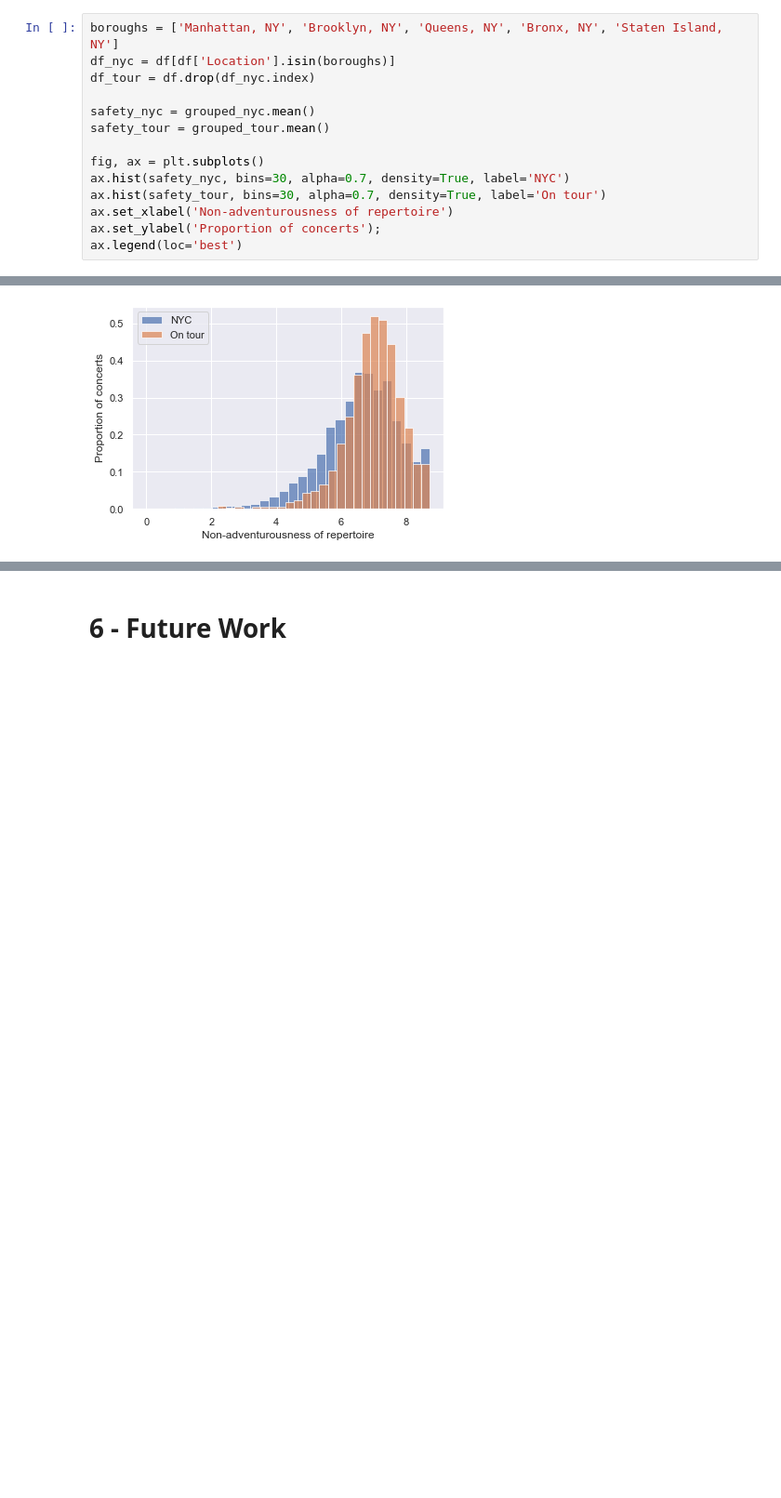
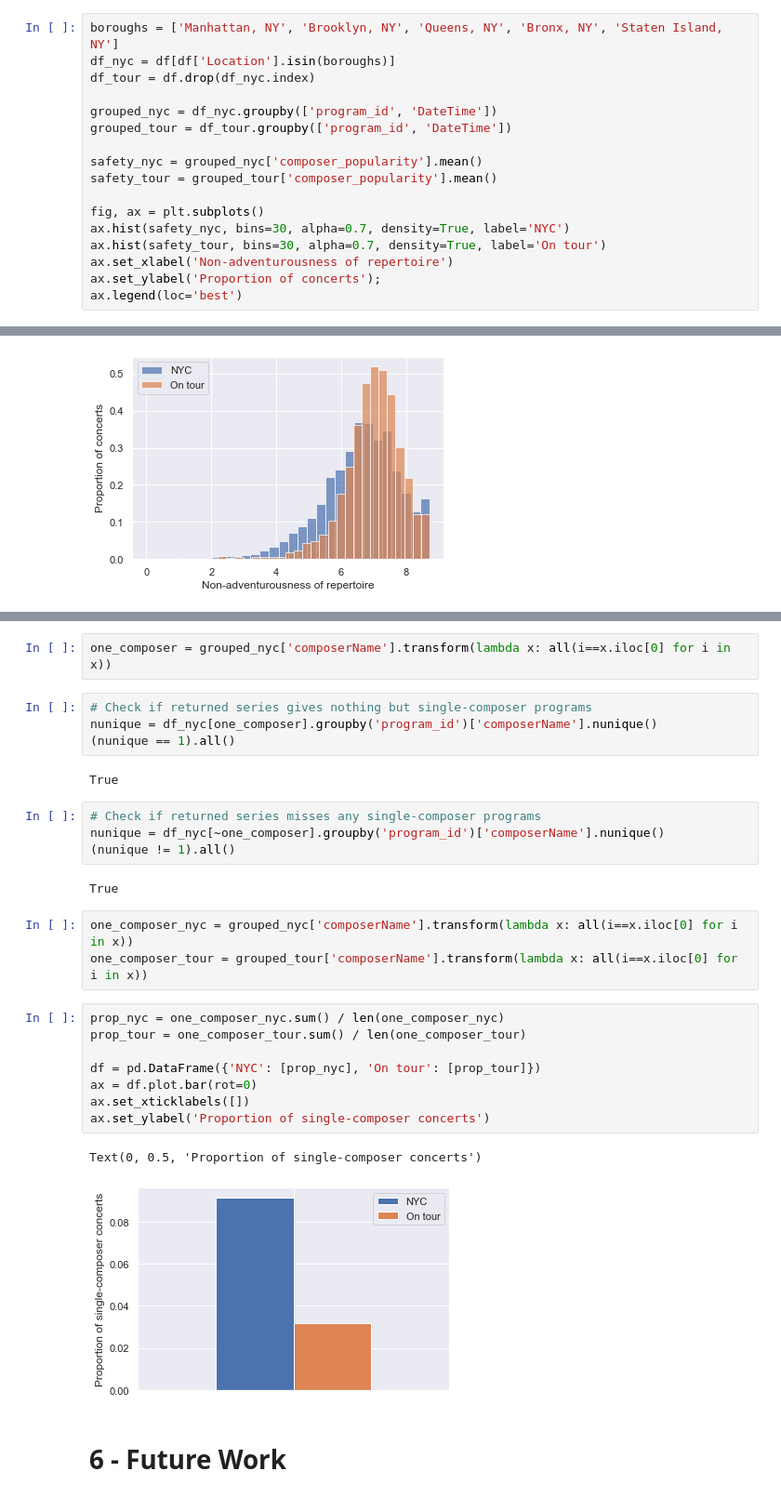
Before and after one commit to physinet/NY-Phil-EDA, a Jupyter notebook: EDA.ipynb, the cells around one changed output, grey strips where cells are left out. Shown at 93% size. Drawn from its saved outputs; the diff is of its cells as text; blank space fills up the shorter version.

Commit message:
Single-composer concerts
Check if more single-composer concerts on tour vs. at home

```diff
--- a/EDA.ipynb
+++ b/EDA.ipynb
@@ -491,8 +491,11 @@ boroughs = ['Manhattan, NY', 'Brooklyn, NY', 'Queens, NY', 'Bronx, NY', 'Staten
 df_nyc = df[df['Location'].isin(boroughs)]
 df_tour = df.drop(df_nyc.index)
 
-safety_nyc = grouped_nyc.mean()
-safety_tour = grouped_tour.mean()
+grouped_nyc = df_nyc.groupby(['program_id', 'DateTime'])
+grouped_tour = df_tour.groupby(['program_id', 'DateTime'])
+
+safety_nyc = grouped_nyc['composer_popularity'].mean()
+safety_tour = grouped_tour['composer_popularity'].mean()
 
 fig, ax = plt.subplots()
 ax.hist(safety_nyc, bins=30, alpha=0.7, density=True, label='NYC')
@@ -508,3 +513,31 @@ Although the average program is just as adventurous on tour as for performances
+# %%
+one_composer = grouped_nyc['composerName'].transform(lambda x: all(i==x.iloc[0] for i in x))
+# %%
+# Check if returned series gives nothing but single-composer programs
+nunique = df_nyc[one_composer].groupby('program_id')['composerName'].nunique()
+(nunique == 1).all()
+# %% [output]
+True
+# %%
+# Check if returned series misses any single-composer programs
+nunique = df_nyc[~one_composer].groupby('program_id')['composerName'].nunique()
+(nunique != 1).all()
+# %% [output]
+True
+# %%
+one_composer_nyc = grouped_nyc['composerName'].transform(lambda x: all(i==x.iloc[0] for i in x))
+one_composer_tour = grouped_tour['composerName'].transform(lambda x: all(i==x.iloc[0] for i in x))
+# %%
+prop_nyc = one_composer_nyc.sum() / len(one_composer_nyc)
+prop_tour = one_composer_tour.sum() / len(one_composer_tour)
+
+df = pd.DataFrame({'NYC': [prop_nyc], 'On tour': [prop_tour]})
+ax = df.plot.bar(rot=0)
+ax.set_xticklabels([])
+ax.set_ylabel('Proportion of single-composer concerts')
+# %% [output]
+Text(0, 0.5, 'Proportion of single-composer concerts')
+[figure, added]
 # %% [markdown]
 # 6 - Future Work
 # %% [markdown]
```
Also changed, not shown: parts of 1 cell of this notebook.
